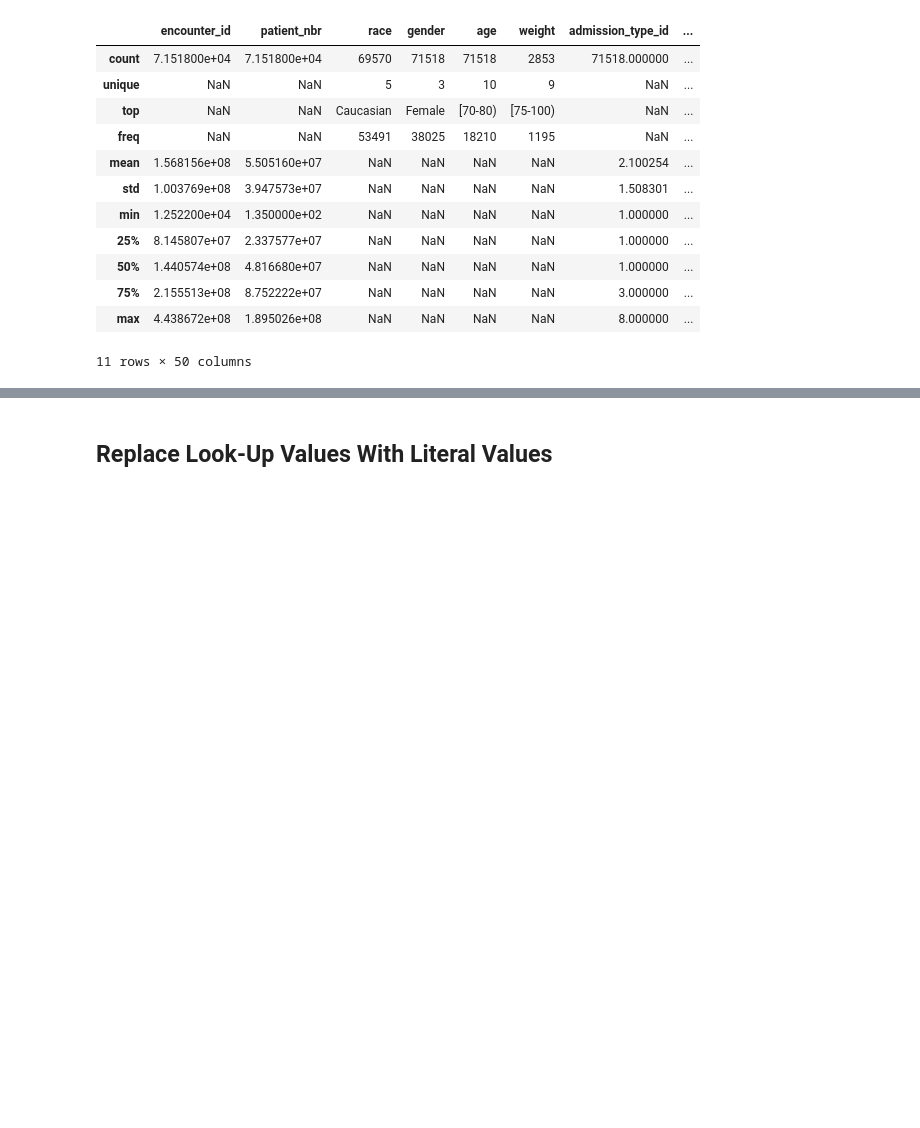
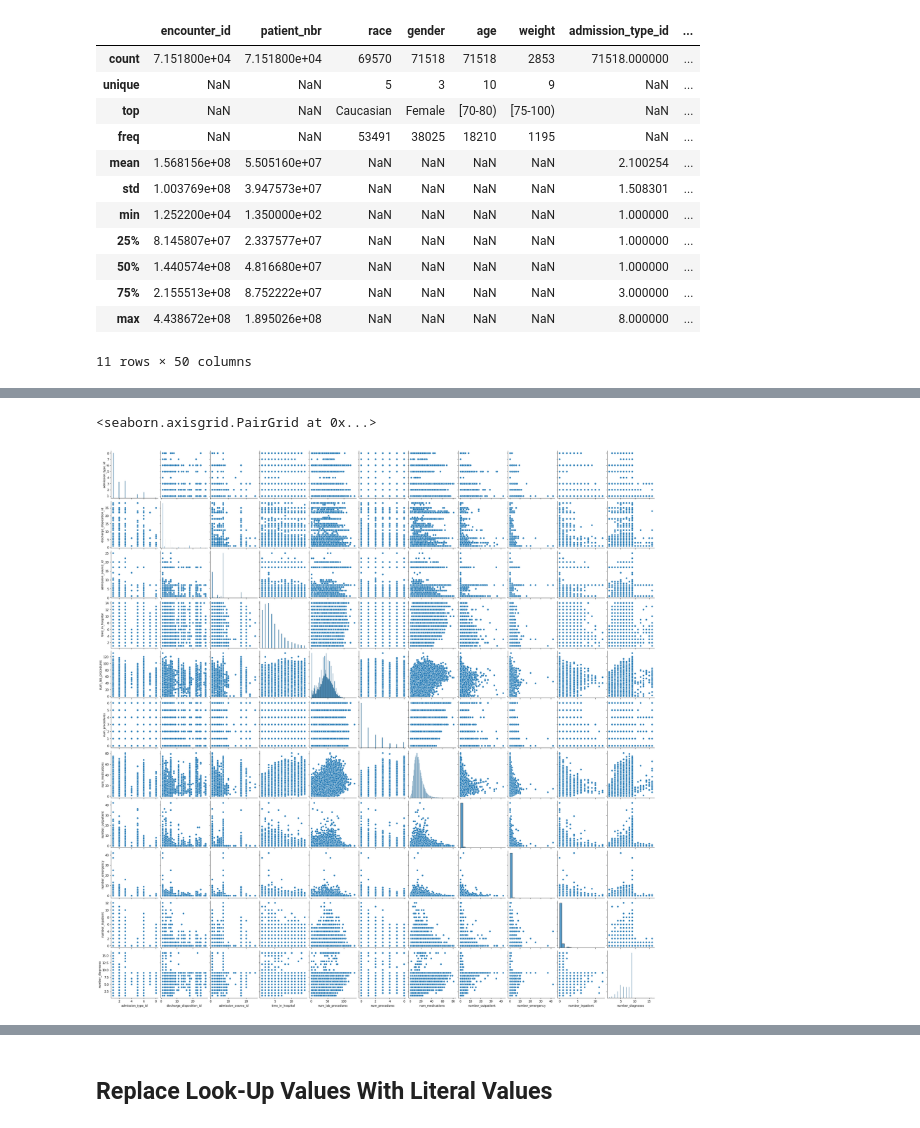
Before and after one commit to bcullinan32/ML_Course, a Jupyter notebook: Class-Data-Clean-Up.ipynb, the cells around one changed output, grey strips where cells are left out. Saved outputs shown, nothing was run; the diff lists cells and outputs as text; code cells hidden in the pictures; blank space fills up the shorter version.

```diff
--- a/Class-Data-Clean-Up.ipynb
+++ b/Class-Data-Clean-Up.ipynb
@@ -130,0 +202,5 @@ mainData.describe(include='all')
+# %%
+sns.pairplot(numericFeatures)
+# %% [output]
+<seaborn.axisgrid.PairGrid at 0x...>
+[figure, added]
```
Also changed, not shown: parts of 11 cells of this notebook.
